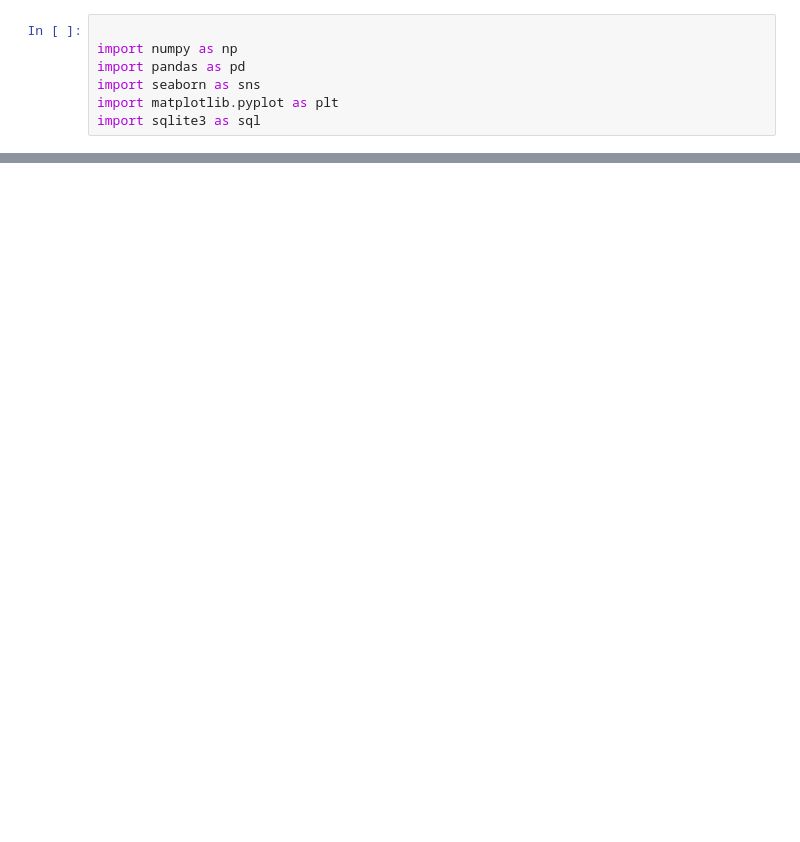
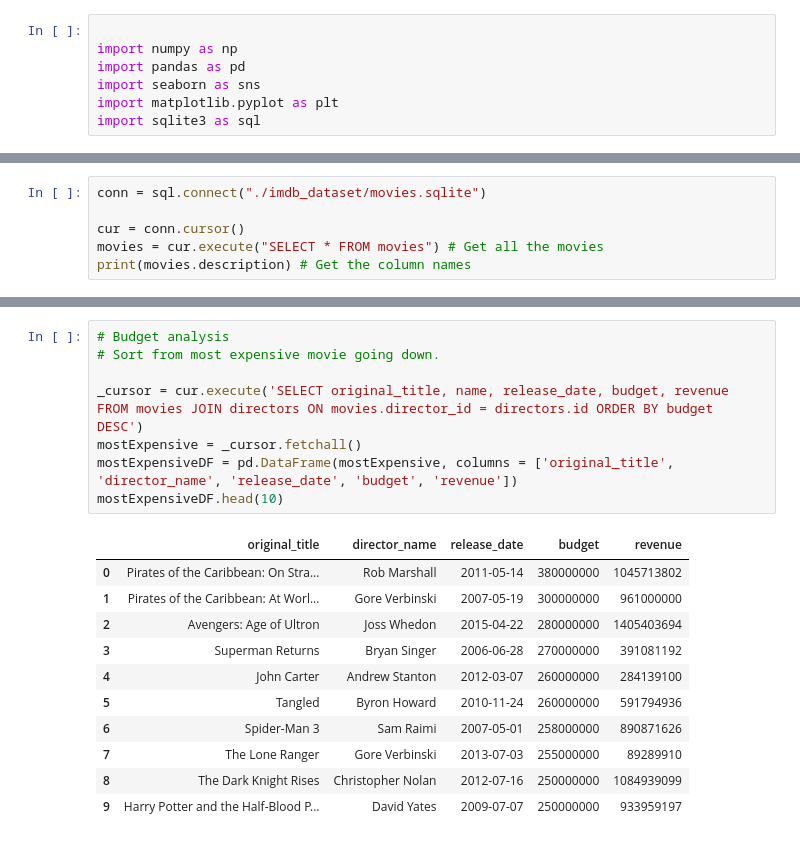
Before and after one commit to JoelBrice/data-analytics, a Jupyter notebook: imdb.ipynb, the cells around one changed output, grey strips where cells are left out. Drawn from its saved outputs; the diff is of its cells as text; blank space fills up the shorter version.

Commit message:
Budget analysis and data plot

```diff
--- a/imdb.ipynb
+++ b/imdb.ipynb
@@ -36,0 +8,6 @@ print(directors.head())
+# %%
+conn = sql.connect("./imdb_dataset/movies.sqlite")
+
+cur = conn.cursor()
+movies = cur.execute("SELECT * FROM movies") # Get all the movies
+print(movies.description) # Get the column names
@@ -36,0 +72,20 @@ print(directors.head())
+# %%
+# Budget analysis
+# Sort from most expensive movie going down.
+
+_cursor = cur.execute('SELECT original_title, name, release_date, budget, revenue FROM movies JOIN directors ON movies.director_id = directors.id ORDER BY budget DESC')
+mostExpensive = _cursor.fetchall()
+mostExpensiveDF = pd.DataFrame(mostExpensive, columns = ['original_title', 'director_name', 'release_date', 'budget', 'revenue'])
+mostExpensiveDF.head(10)
+# %% [output]
+|  | original_title | director_name | release_date | budget | revenue |
+| 0 | Pirates of the Caribbean: On Stra... | Rob Marshall | 2011-05-14 | 380000000 | 1045713802 |
+| 1 | Pirates of the Caribbean: At Worl... | Gore Verbinski | 2007-05-19 | 300000000 | 961000000 |
+| 2 | Avengers: Age of Ultron | Joss Whedon | 2015-04-22 | 280000000 | 1405403694 |
+| 3 | Superman Returns | Bryan Singer | 2006-06-28 | 270000000 | 391081192 |
+| 4 | John Carter | Andrew Stanton | 2012-03-07 | 260000000 | 284139100 |
+| 5 | Tangled | Byron Howard | 2010-11-24 | 260000000 | 591794936 |
+| 6 | Spider-Man 3 | Sam Raimi | 2007-05-01 | 258000000 | 890871626 |
+| 7 | The Lone Ranger | Gore Verbinski | 2013-07-03 | 255000000 | 89289910 |
+| 8 | The Dark Knight Rises | Christopher Nolan | 2012-07-16 | 250000000 | 1084939099 |
+| 9 | Harry Potter and the Half-Blood P... | David Yates | 2009-07-07 | 250000000 | 933959197 |
```
Also changed, not shown: parts of 6 cells of this notebook, 1 other file.
